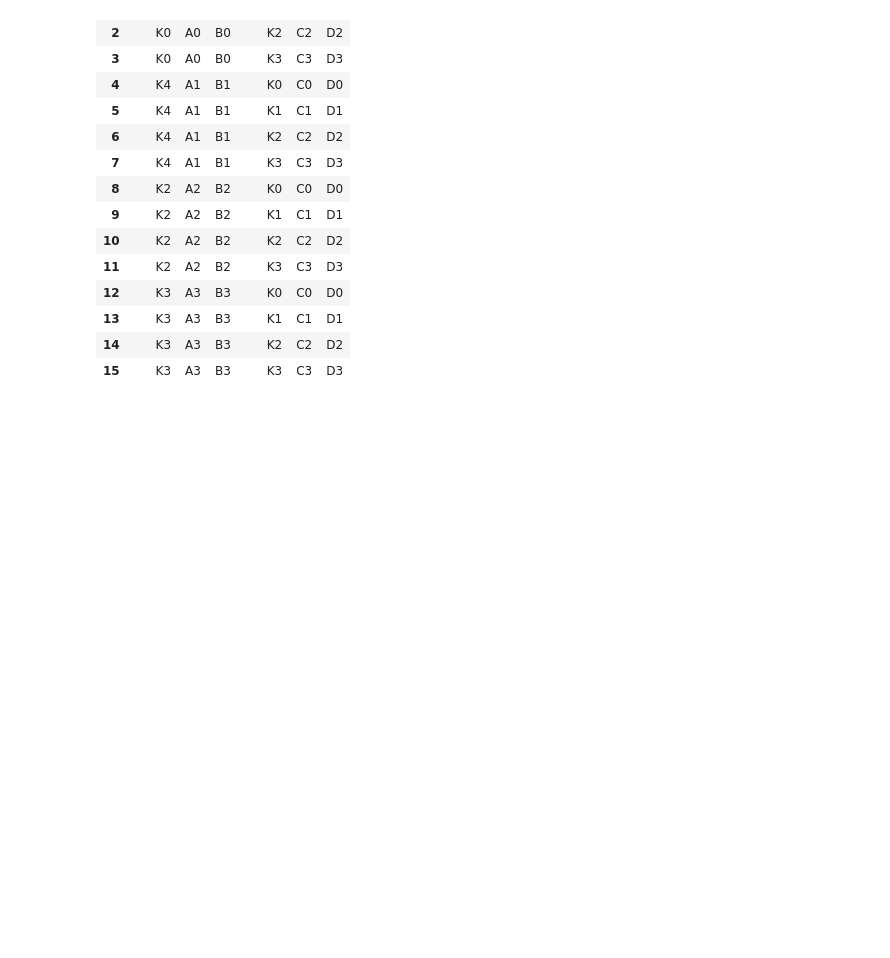
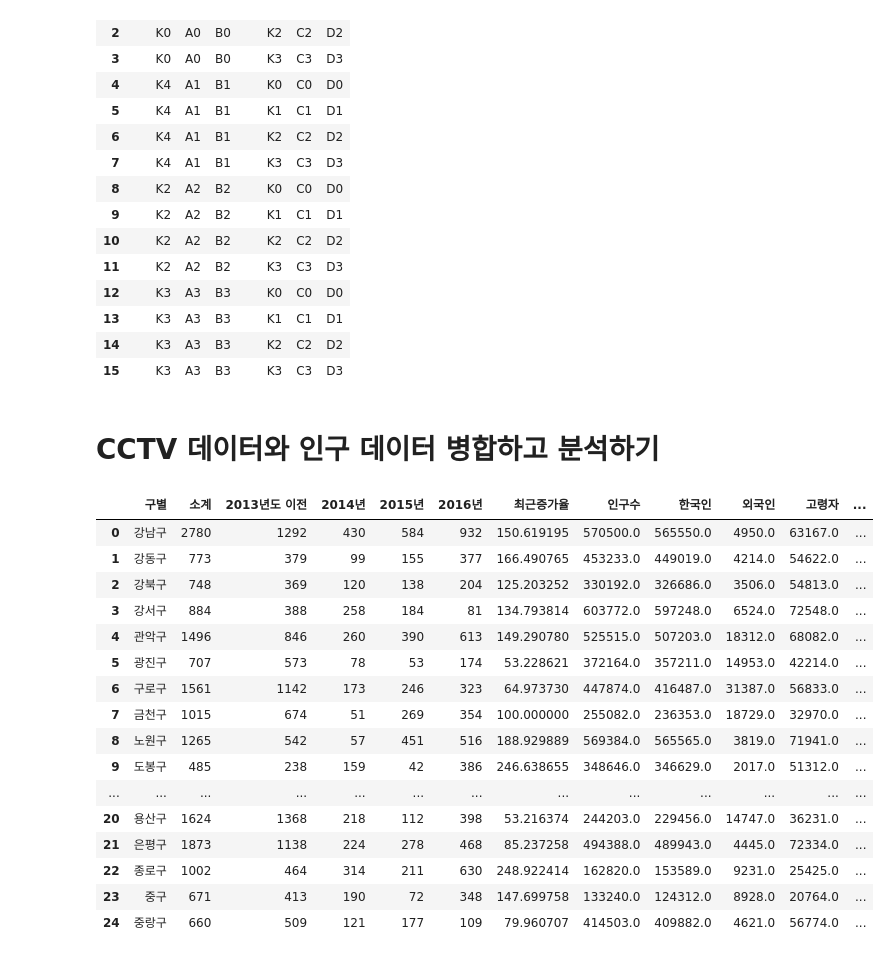
Before and after one commit to kojh0111/DataScience_Practice, a Jupyter notebook: source_code/Untitled.ipynb, the cells around one changed output. Drawn from its saved outputs; the diff is of its cells as text; code cells hidden in the pictures; blank space fills up the shorter version.

Commit message:
CCTV 데이터와 인구 데이터 병합하고 분석하기

```diff
--- a/source_code/Untitled.ipynb
+++ b/source_code/Untitled.ipynb
@@ -641,3 +639,26 @@ pd.merge(left, right, how='cross')
 | 13 | K3 | A3 | B3 | K1 | C1 | D1 |
 | 14 | K3 | A3 | B3 | K2 | C2 | D2 |
 | 15 | K3 | A3 | B3 | K3 | C3 | D3 |
+# %% [markdown]
+# CCTV 데이터와 인구 데이터 병합하고 분석하기
+# %%
+data_result = pd.merge(CCTV_Seoul, pop_Seoul, on='구별')
+data_result
+# %% [output]
+|  | 구별 | 소계 | 2013년도 이전 | 2014년 | 2015년 | 2016년 | 최근증가율 | 인구수 | 한국인 | 외국인 | 고령자 | ... |
+| 0 | 강남구 | 2780 | 1292 | 430 | 584 | 932 | 150.619195 | 570500.0 | 565550.0 | 4950.0 | 63167.0 | ... |
+| 1 | 강동구 | 773 | 379 | 99 | 155 | 377 | 166.490765 | 453233.0 | 449019.0 | 4214.0 | 54622.0 | ... |
+| 2 | 강북구 | 748 | 369 | 120 | 138 | 204 | 125.203252 | 330192.0 | 326686.0 | 3506.0 | 54813.0 | ... |
+| 3 | 강서구 | 884 | 388 | 258 | 184 | 81 | 134.793814 | 603772.0 | 597248.0 | 6524.0 | 72548.0 | ... |
+| 4 | 관악구 | 1496 | 846 | 260 | 390 | 613 | 149.290780 | 525515.0 | 507203.0 | 18312.0 | 68082.0 | ... |
+| 5 | 광진구 | 707 | 573 | 78 | 53 | 174 | 53.228621 | 372164.0 | 357211.0 | 14953.0 | 42214.0 | ... |
+| 6 | 구로구 | 1561 | 1142 | 173 | 246 | 323 | 64.973730 | 447874.0 | 416487.0 | 31387.0 | 56833.0 | ... |
+| 7 | 금천구 | 1015 | 674 | 51 | 269 | 354 | 100.000000 | 255082.0 | 236353.0 | 18729.0 | 32970.0 | ... |
+| 8 | 노원구 | 1265 | 542 | 57 | 451 | 516 | 188.929889 | 569384.0 | 565565.0 | 3819.0 | 71941.0 | ... |
+| 9 | 도봉구 | 485 | 238 | 159 | 42 | 386 | 246.638655 | 348646.0 | 346629.0 | 2017.0 | 51312.0 | ... |
+| ... | ... | ... | ... | ... | ... | ... | ... | ... | ... | ... | ... | ... |
+| 20 | 용산구 | 1624 | 1368 | 218 | 112 | 398 | 53.216374 | 244203.0 | 229456.0 | 14747.0 | 36231.0 | ... |
+| 21 | 은평구 | 1873 | 1138 | 224 | 278 | 468 | 85.237258 | 494388.0 | 489943.0 | 4445.0 | 72334.0 | ... |
+| 22 | 종로구 | 1002 | 464 | 314 | 211 | 630 | 248.922414 | 162820.0 | 153589.0 | 9231.0 | 25425.0 | ... |
+| 23 | 중구 | 671 | 413 | 190 | 72 | 348 | 147.699758 | 133240.0 | 124312.0 | 8928.0 | 20764.0 | ... |
+| 24 | 중랑구 | 660 | 509 | 121 | 177 | 109 | 79.960707 | 414503.0 | 409882.0 | 4621.0 | 56774.0 | ... |
```
Also changed, not shown: parts of 27 cells of this notebook.
